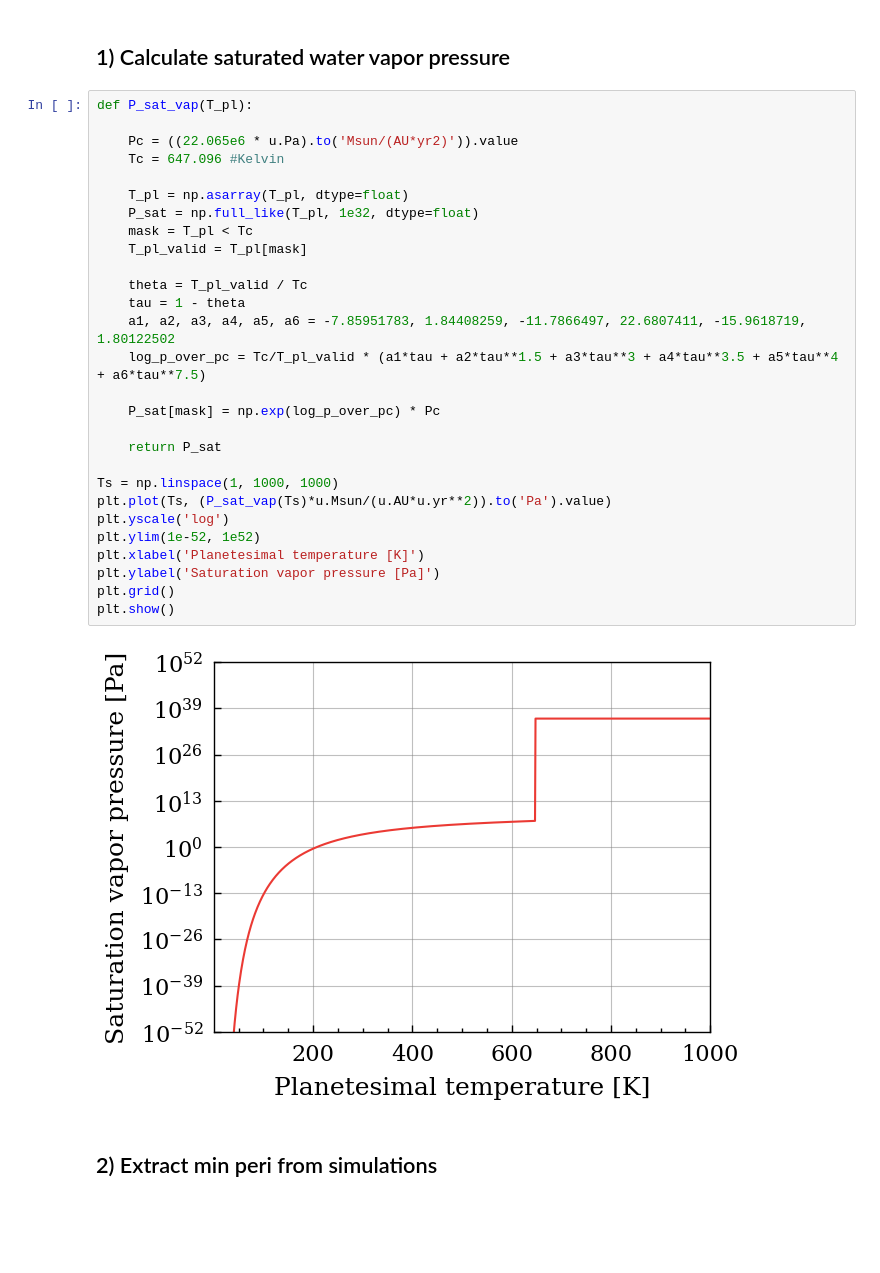
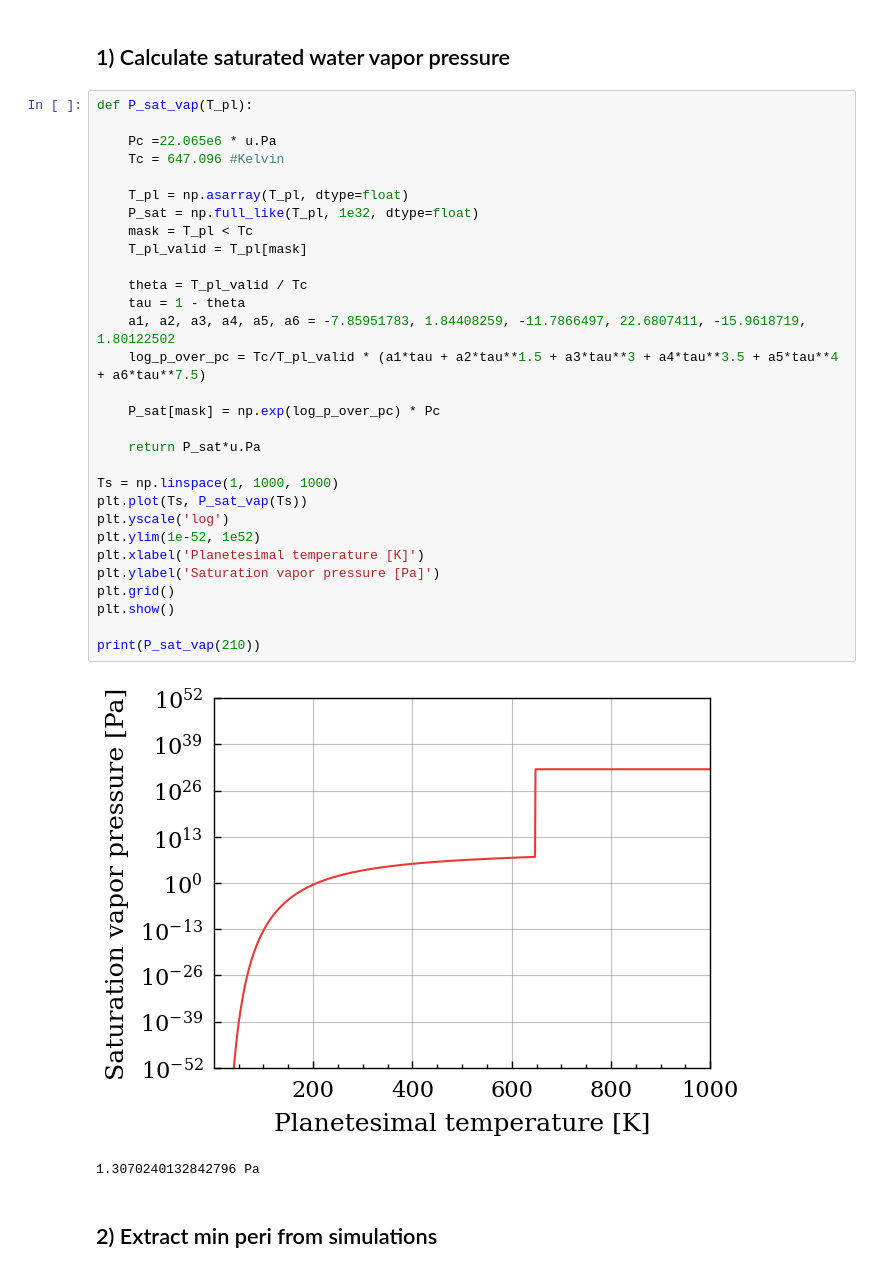
Before and after one commit to allsmurph/thesis_code_capybara, a Jupyter notebook: planetesimal_temp.ipynb, the cells around one changed output. Saved outputs shown, nothing was run; the diff lists cells and outputs as text; blank space fills up the shorter version.

```diff
--- a/planetesimal_temp.ipynb
+++ b/planetesimal_temp.ipynb
@@ -14,33 +14,36 @@ use_my_style()
 # %%
 def P_sat_vap(T_pl):
 
-    Pc = ((22.065e6 * u.Pa).to('Msun/(AU*yr2)')).value
+    Pc =22.065e6 * u.Pa
     Tc = 647.096 #Kelvin
 
     T_pl = np.asarray(T_pl, dtype=float)
     P_sat = np.full_like(T_pl, 1e32, dtype=float)
     mask = T_pl < Tc
     T_pl_valid = T_pl[mask]
 
     theta = T_pl_valid / Tc
     tau = 1 - theta
     a1, a2, a3, a4, a5, a6 = -7.85951783, 1.84408259, -11.7866497, 22.6807411, -15.9618719, 1.80122502
     log_p_over_pc = Tc/T_pl_valid * (a1*tau + a2*tau**1.5 + a3*tau**3 + a4*tau**3.5 + a5*tau**4 + a6*tau**7.5)
 
     P_sat[mask] = np.exp(log_p_over_pc) * Pc
 
-    return P_sat
+    return P_sat*u.Pa
 
 Ts = np.linspace(1, 1000, 1000)
-plt.plot(Ts, (P_sat_vap(Ts)*u.Msun/(u.AU*u.yr**2)).to('Pa').value)
+plt.plot(Ts, P_sat_vap(Ts))
 plt.yscale('log')
 plt.ylim(1e-52, 1e52)
 plt.xlabel('Planetesimal temperature [K]')
 plt.ylabel('Saturation vapor pressure [Pa]')
 plt.grid()
 plt.show()
+
+print(P_sat_vap(210))
 # %% [output]
-[figure, old version]
+[figure, new version]
+1.3070240132842796 Pa
 # %% [markdown]
 ## 2) Extract min peri from simulations
 # %%
```
Also changed, not shown: parts of 28 cells of this notebook, 2 other files.
